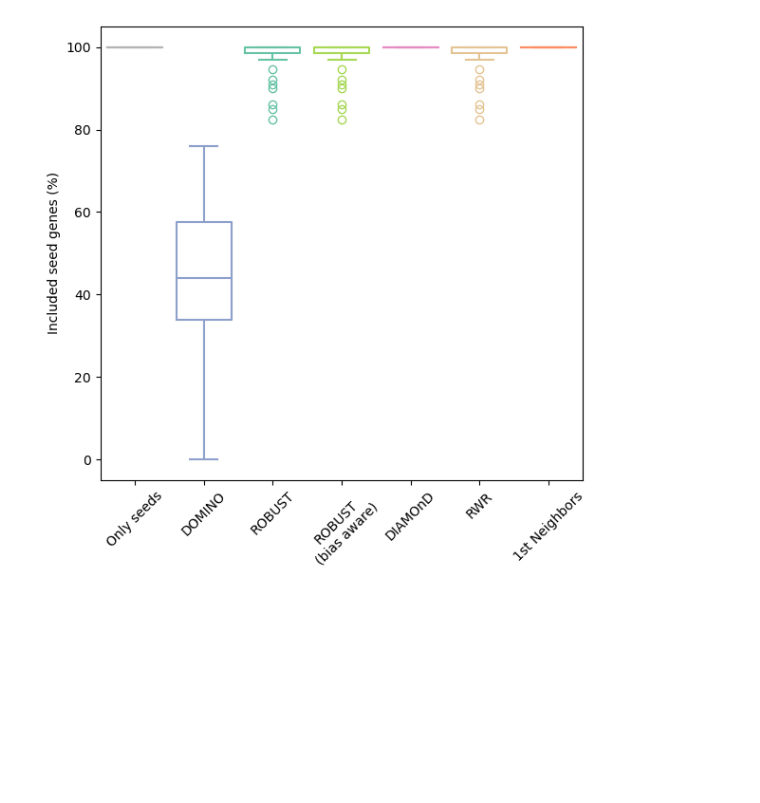
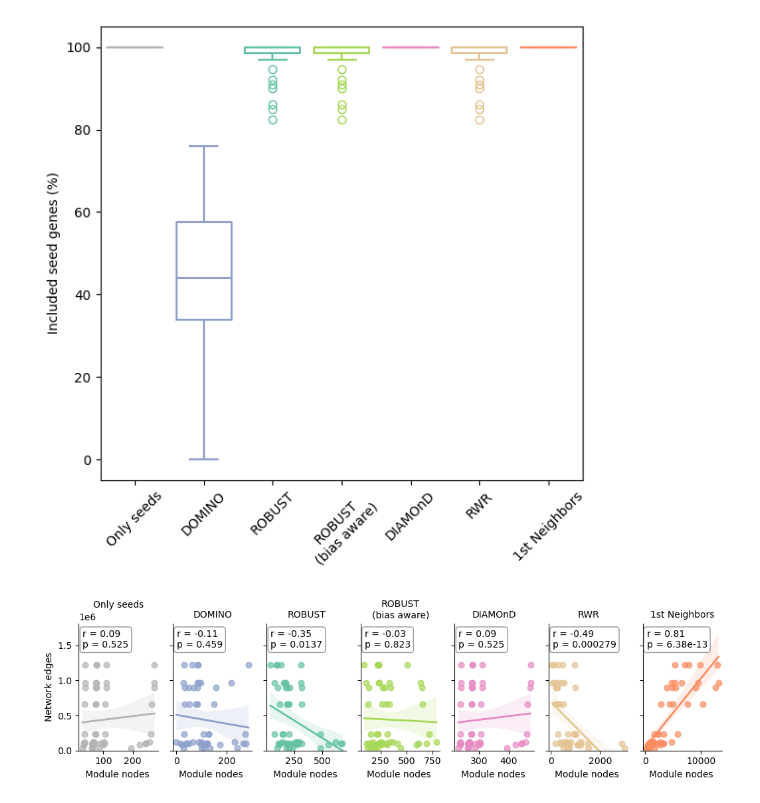
Before and after one commit to REPO4EU/modulediscovery_demonstration, a Jupyter notebook: src/04_visualize_module_topology.ipynb, the cells around one changed output. Cells and saved outputs as stored; diff of their text form; code cells hidden in the pictures; blank space fills up the shorter version.

Commit message:
visualized module sizes in the context of network and seed set sizes

```diff
--- a/src/04_visualize_module_topology.ipynb
+++ b/src/04_visualize_module_topology.ipynb
@@ -263,3 +262,50 @@ plt.tight_layout()
 plt.show()
 # %% [output]
 [figure]
+# %%
+# Create the lmplot
+g = sns.lmplot(
+    data=df_merged,
+    x="nodes_module",
+    y="edges_network",
+    col="amim",
+    col_order=amim_meta_df.label,
+    hue="amim",
+    hue_order=amim_meta_df.label,
+    palette=dict(zip(amim_meta_df.label, amim_meta_df.color)),
+    legend=True,
+    height=3,
+    aspect=0.5,
+    scatter_kws={"s": 40, "alpha": 0.7},
+    line_kws={"linewidth": 2},
+    facet_kws={"sharex": False,},
+)
+
+# Custom annotation function
+def annotate_corr(data, **kwargs):
+    r, p = pearsonr(data["nodes_module"], data["edges_network"])
+    ax = plt.gca()
+    ax.text(
+        0.05, 0.95,
+        f"r = {r:.2f}\np = {p:.3g}",
+        transform=ax.transAxes,
+        verticalalignment="top",
+        horizontalalignment="left",
+        fontsize=10,
+        bbox=dict(boxstyle="round,pad=0.3", facecolor="white", edgecolor="gray", alpha=0.8)
+    )
+
+# Apply the annotation function to each facet
+g.map_dataframe(annotate_corr)
+
+g.set_axis_labels("Module nodes ", "Network edges")
+g.set_titles("{col_name}")  # removes facet titles
+
+# Set minimum y-axis value to 0
+for ax in g.axes.flat:
+    ax.set_ylim(bottom=0)
+
+plt.tight_layout()
+plt.show()
+# %% [output]
+[figure, added]
```
Also changed, not shown: parts of 3 cells of this notebook.
